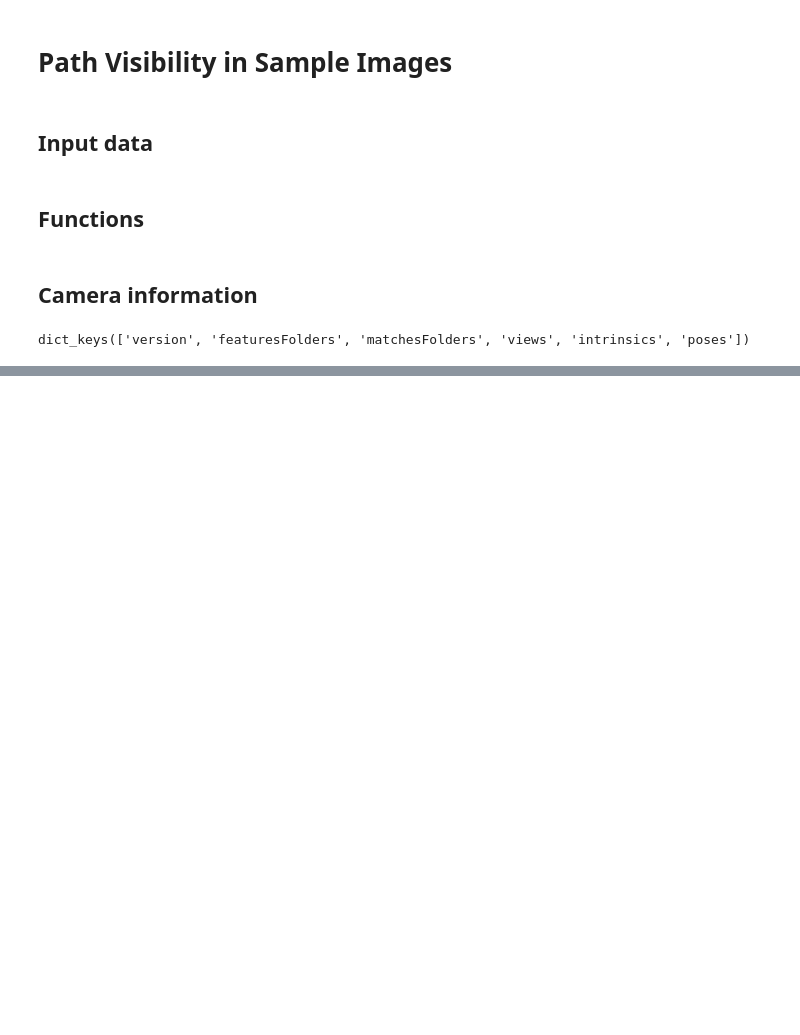
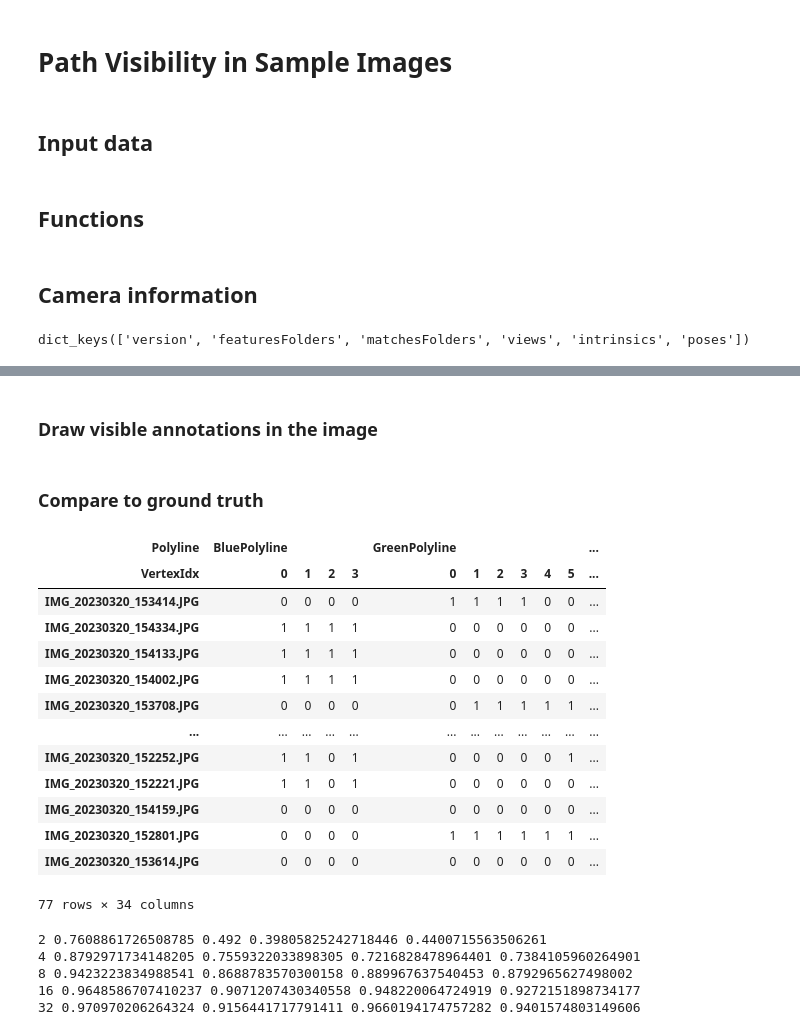
Before and after one commit to OutdoorAR-POC/GeoDataPreProcessing, a Jupyter notebook: notebook/Path Visibility in Sample Images.ipynb, the cells around one changed output, grey strips where cells are left out. Saved outputs shown, nothing was run; the diff lists cells and outputs as text; code cells hidden in the pictures; blank space fills up the shorter version.

Commit message:
Algorithm performance scores for various number of viewpoints

```diff
--- a/notebook/Path Visibility in Sample Images.ipynb
+++ b/notebook/Path Visibility in Sample Images.ipynb
@@ -140,3 +137,5 @@ views = {view['poseId'] : {
+# %% [markdown]
+### Draw visible annotations in the image
 # %%
 for n in n_range:
     polylines = read_polylines(n)
@@ -172,0 +176,59 @@ for n in n_range:
+# %% [markdown]
+### Compare to ground truth
+# %%
+ground_truth_file_path = ASSETS_DIR.joinpath('ground_truth.csv')
+gt_df = pd.read_csv(ground_truth_file_path, header=[0,1], index_col=0)
+# %%
+gt_df
+# %% [output]
+| Polyline | BluePolyline |  |  |  | GreenPolyline |  |  |  |  |  | ... |
+| VertexIdx | 0 | 1 | 2 | 3 | 0 | 1 | 2 | 3 | 4 | 5 | ... |
+| IMG_20230320_153414.JPG | 0 | 0 | 0 | 0 | 1 | 1 | 1 | 1 | 0 | 0 | ... |
+| IMG_20230320_154334.JPG | 1 | 1 | 1 | 1 | 0 | 0 | 0 | 0 | 0 | 0 | ... |
+| IMG_20230320_154133.JPG | 1 | 1 | 1 | 1 | 0 | 0 | 0 | 0 | 0 | 0 | ... |
+| IMG_20230320_154002.JPG | 1 | 1 | 1 | 1 | 0 | 0 | 0 | 0 | 0 | 0 | ... |
+| IMG_20230320_153708.JPG | 0 | 0 | 0 | 0 | 0 | 1 | 1 | 1 | 1 | 1 | ... |
+| ... | ... | ... | ... | ... | ... | ... | ... | ... | ... | ... | ... |
+| IMG_20230320_152252.JPG | 1 | 1 | 0 | 1 | 0 | 0 | 0 | 0 | 0 | 1 | ... |
+| IMG_20230320_152221.JPG | 1 | 1 | 0 | 1 | 0 | 0 | 0 | 0 | 0 | 0 | ... |
+| IMG_20230320_154159.JPG | 0 | 0 | 0 | 0 | 0 | 0 | 0 | 0 | 0 | 0 | ... |
+| IMG_20230320_152801.JPG | 0 | 0 | 0 | 0 | 1 | 1 | 1 | 1 | 1 | 1 | ... |
+| IMG_20230320_153614.JPG | 0 | 0 | 0 | 0 | 0 | 0 | 0 | 0 | 0 | 0 | ... |
+77 rows × 34 columns
+# %%
+def get_scores(gt_df, results_df, cols):
+    tp = np.logical_and(gt_df == 1, results_df[cols] == 1).sum().sum()
+    tn = np.logical_and(gt_df == 0, results_df[cols] == 0).sum().sum()
+    fp = np.logical_and(gt_df == 0, results_df[cols] == 1).sum().sum()
+    fn = np.logical_and(gt_df == 1, results_df[cols] == 0).sum().sum()
+    accuracy = (tp + tn) / (tp + tn + fp + fn)
+    precision = tp / (tp + fp)
+    recall = tp / (tp + fn)
+    f1 = (2*tp) / (2*tp + fp + fn)
+    return accuracy, precision, recall, f1
+
+cols = gt_df.columns
+
+scores = pd.DataFrame(
+    data=np.nan,
+    columns=['Accuracy', 'Precision', 'Recall', 'F1-Score'],
+    index=pd.Index(n_range, name='Number of viewpoints')
+)
+
+for n in n_range:
+    results_df = pd.read_csv(
+        get_or_create_output_directory(
+            n,
+            parent_output_directory=PROJECT_DIR.joinpath('output'),
+        ).joinpath('visibility.csv'),
+        index_col=0,
+        header=[0,1]
+    )
+    scores.loc[n] = get_scores(gt_df, results_df, cols)
+    print(n, *get_scores(gt_df, results_df, cols))
+# %% [output]
+2 0.7608861726508785 0.492 0.39805825242718446 0.4400715563506261
+4 0.8792971734148205 0.7559322033898305 0.7216828478964401 0.7384105960264901
+8 0.9423223834988541 0.8688783570300158 0.889967637540453 0.8792965627498002
+16 0.9648586707410237 0.9071207430340558 0.948220064724919 0.9272151898734177
+32 0.970970206264324 0.9156441717791411 0.9660194174757282 0.9401574803149606
```
Also changed, not shown: parts of 20 cells of this notebook, 31 other files.
